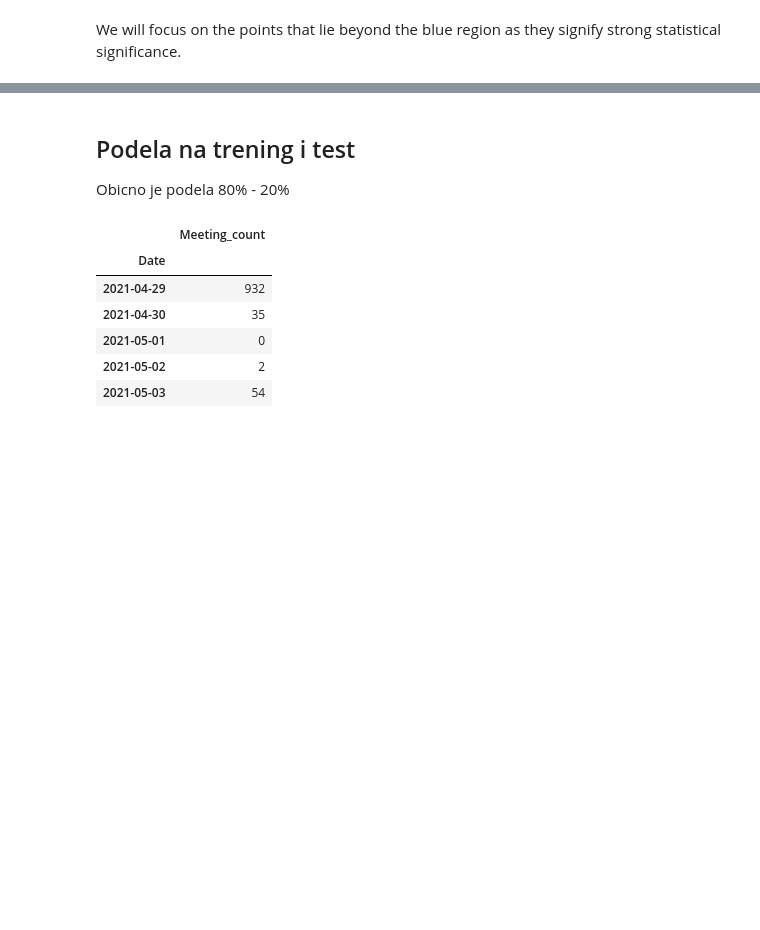
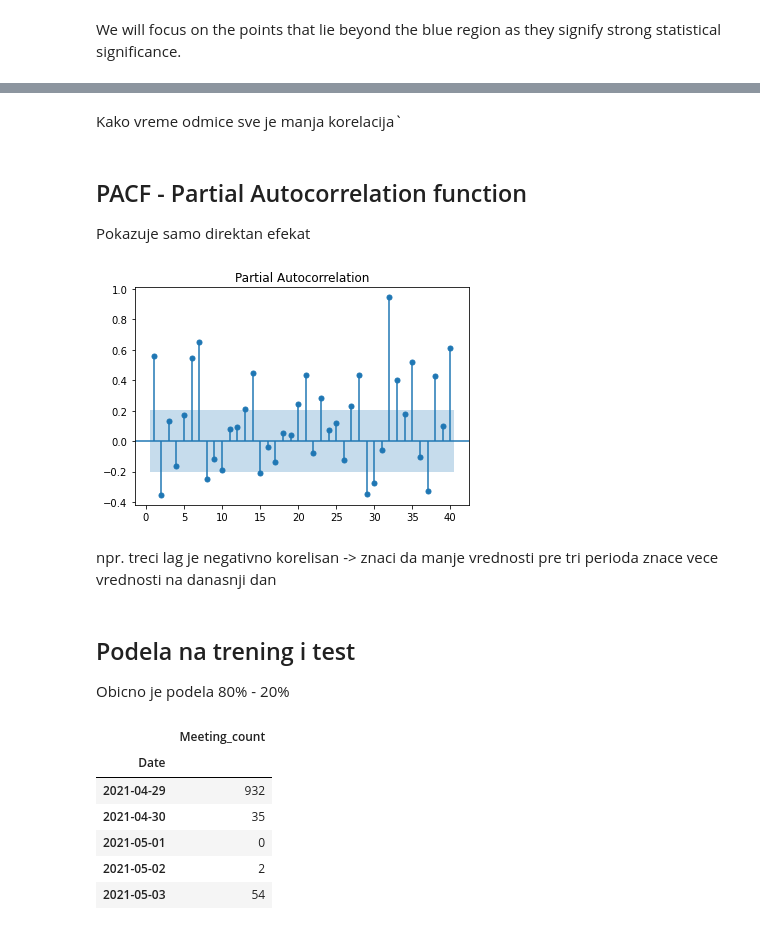
Before and after one commit to Anakin2012/Webex_Time_Series, a Jupyter notebook: webex_time_series.ipynb, the cells around one changed output, grey strips where cells are left out. Cells and saved outputs as stored; diff of their text form; code cells hidden in the pictures; blank space fills up the shorter version.

```diff
--- a/webex_time_series.ipynb
+++ b/webex_time_series.ipynb
@@ -403,3 +453,16 @@ plt.show()
+# %% [markdown]
+Kako vreme odmice sve je manja korelacija`
+# %% [markdown]
+## PACF - Partial Autocorrelation function
+
+Pokazuje samo direktan efekat
+# %%
+sgt.plot_pacf(ts_mam, lags=40, zero=False, method=('ols'))
+plt.show()
+# %% [output]
+[figure, added]
+# %% [markdown]
+npr. treci lag je negativno korelisan -> znaci da manje vrednosti pre tri perioda znace vece vrednosti na danasnji dan
 # %% [markdown]
 ## Podela na trening i test
 
```
Also changed, not shown: parts of 56 cells of this notebook.
